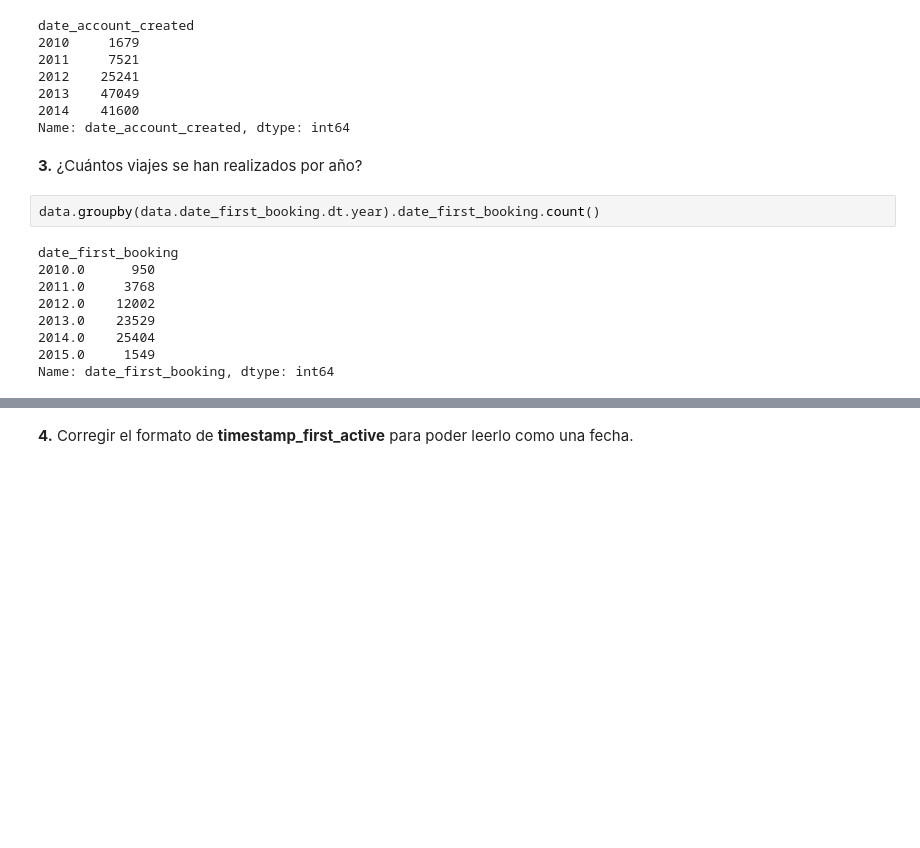
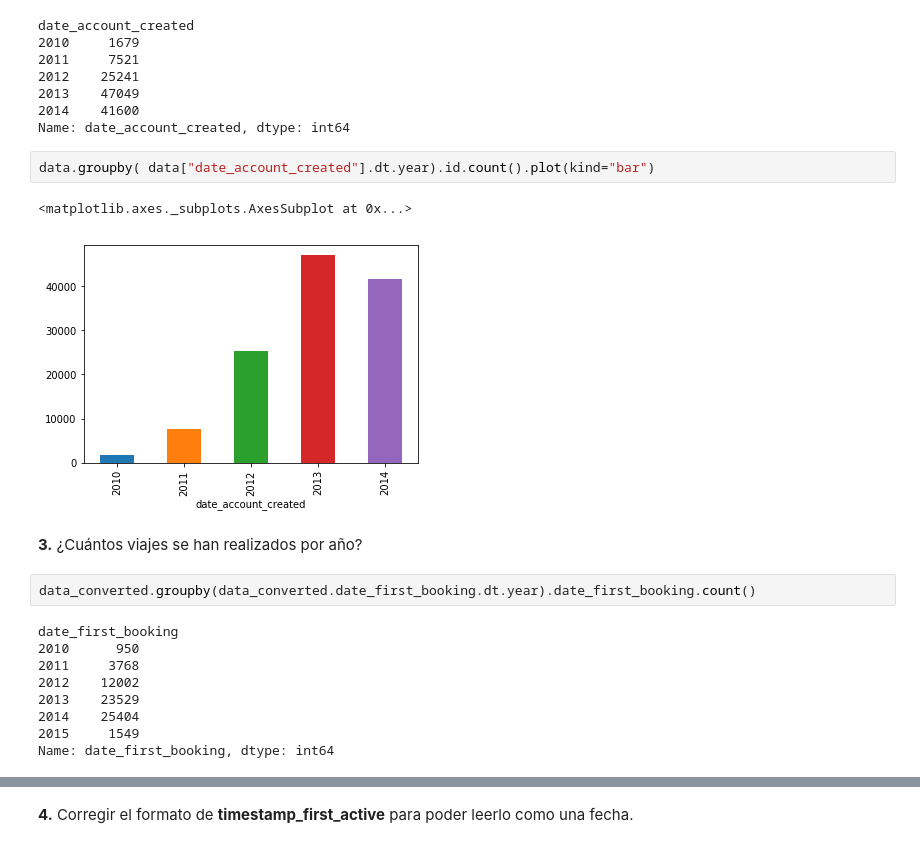
Before and after one commit to Mzibecchi/diplodatos2019, a Jupyter notebook: mentoria_airbnb/Lab_Ayv.ipynb, the cells around one changed output, grey strips where cells are left out. Drawn from its saved outputs; the diff is of its cells as text; blank space fills up the shorter version.

```diff
--- a/mentoria_airbnb/Lab_Ayv.ipynb
+++ b/mentoria_airbnb/Lab_Ayv.ipynb
@@ -329,16 +398,21 @@ date_account_created
 2013    47049
 2014    41600
 Name: date_account_created, dtype: int64
+# %%
+data.groupby( data["date_account_created"].dt.year).id.count().plot(kind="bar")
+# %% [output]
+<matplotlib.axes._subplots.AxesSubplot at 0x...>
+[figure, added]
 # %% [markdown]
 **3.** ¿Cuántos viajes se han realizados por año?
 # %%
-data.groupby(data.date_first_booking.dt.year).date_first_booking.count()
+data_converted.groupby(data_converted.date_first_booking.dt.year).date_first_booking.count()
 # %% [output]
 date_first_booking
-2010.0      950
-2011.0     3768
-2012.0    12002
-2013.0    23529
-2014.0    25404
-2015.0     1549
+2010      950
+2011     3768
+2012    12002
+2013    23529
+2014    25404
+2015     1549
 Name: date_first_booking, dtype: int64
```
Also changed, not shown: parts of 21 cells of this notebook.
